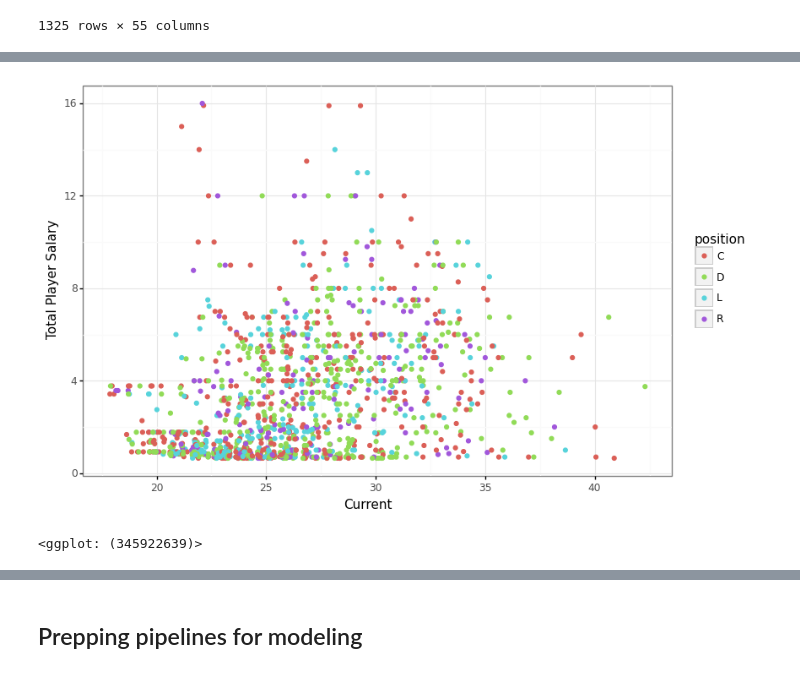
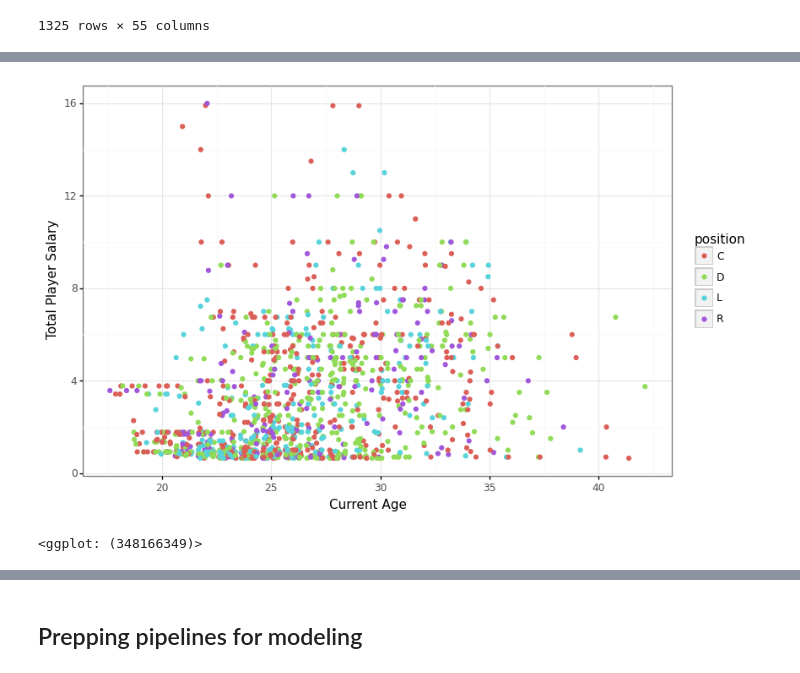
Before and after one commit to sjacobson94/COMP4449, a Jupyter notebook: midterm_project/analysis.ipynb, the cells around one changed output, grey strips where cells are left out. Saved outputs shown, nothing was run; the diff lists cells and outputs as text; code cells hidden in the pictures.

```diff
--- a/midterm_project/analysis.ipynb
+++ b/midterm_project/analysis.ipynb
@@ -380,15 +380,15 @@ ggplot(data = player_full, mapping = aes(x = "timeOnIcePerGame", y = "total_sala
 # %%
 plotnine.options.figure_size = (9, 6)
 
 (
 ggplot(data = player_full, mapping = aes(x = "currentAge", y = "total_salary", color = "position")) +
     geom_jitter() +
     theme_bw() +
-    labs(y = "Total Player Salary", x = "Current")
+    labs(y = "Total Player Salary", x = "Current Age")
 )
 # %% [output]
-[figure, old version]
+[figure, new version]
-<ggplot: (345922639)>
+<ggplot: (348166349)>
 # %%
 plotnine.options.figure_size = (9, 6)
 
```
Also changed, not shown: parts of 80 cells of this notebook.
